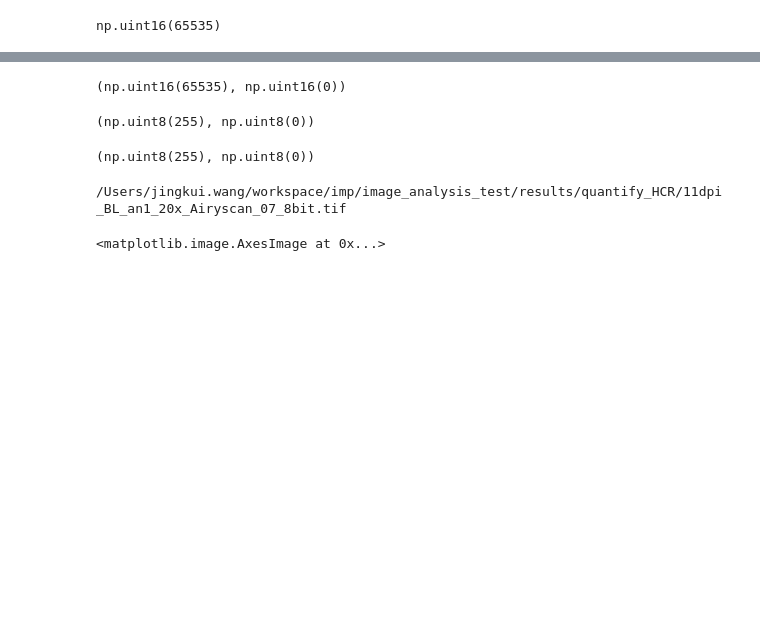
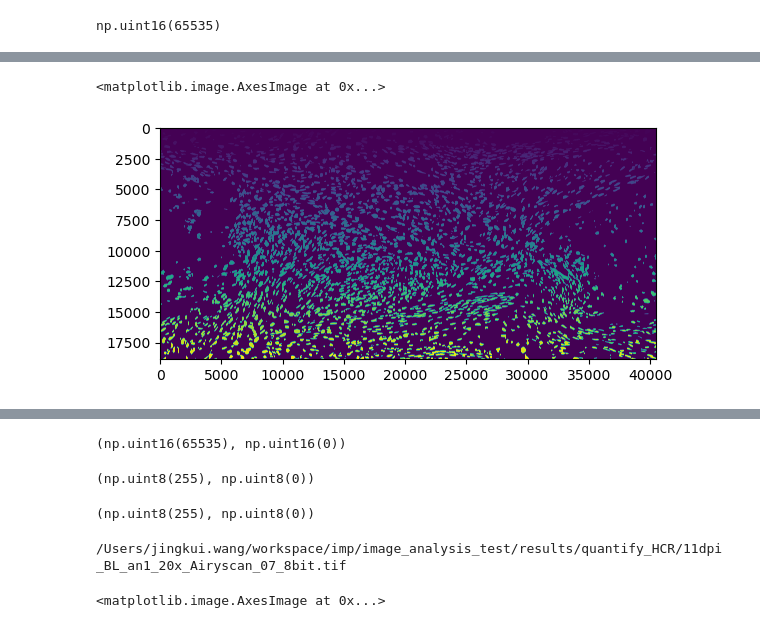
Before and after one commit to lengfei5/image_analysis_test, a Jupyter notebook: scripts/test_quantifyingHCR_axolotlLimb_CSD.ipynb, the cells around one changed output, grey strips where cells are left out. Saved outputs shown, nothing was run; the diff lists cells and outputs as text; code cells hidden in the pictures; blank space fills up the shorter version.

```diff
--- a/scripts/test_quantifyingHCR_axolotlLimb_CSD.ipynb
+++ b/scripts/test_quantifyingHCR_axolotlLimb_CSD.ipynb
@@ -142,0 +168,5 @@ plt.imshow(dapi, cmap='gray')
+# %%
+plt.imshow(labels_mask)
+# %% [output]
+<matplotlib.image.AxesImage at 0x...>
+[figure, added]
```
Also changed, not shown: parts of 31 cells of this notebook, 2 other files.
